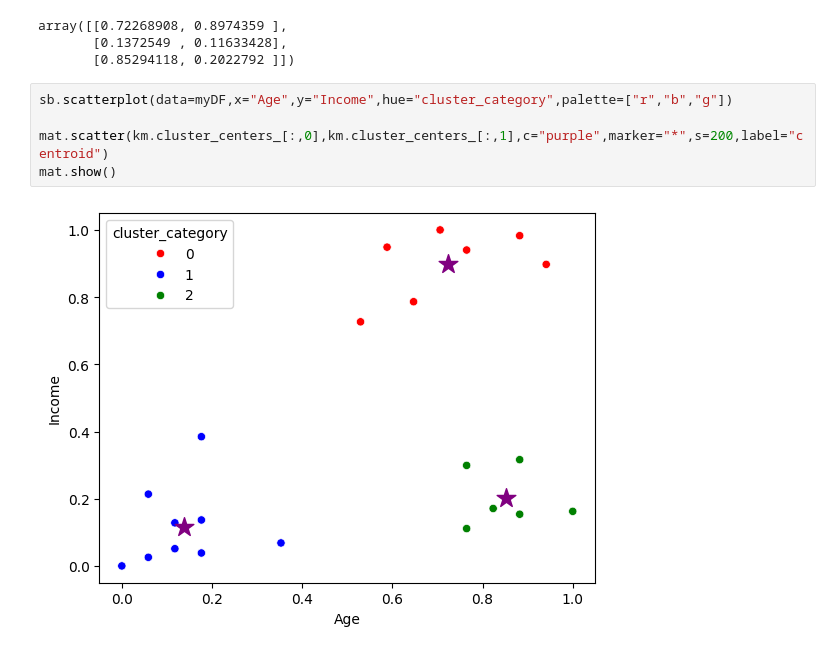
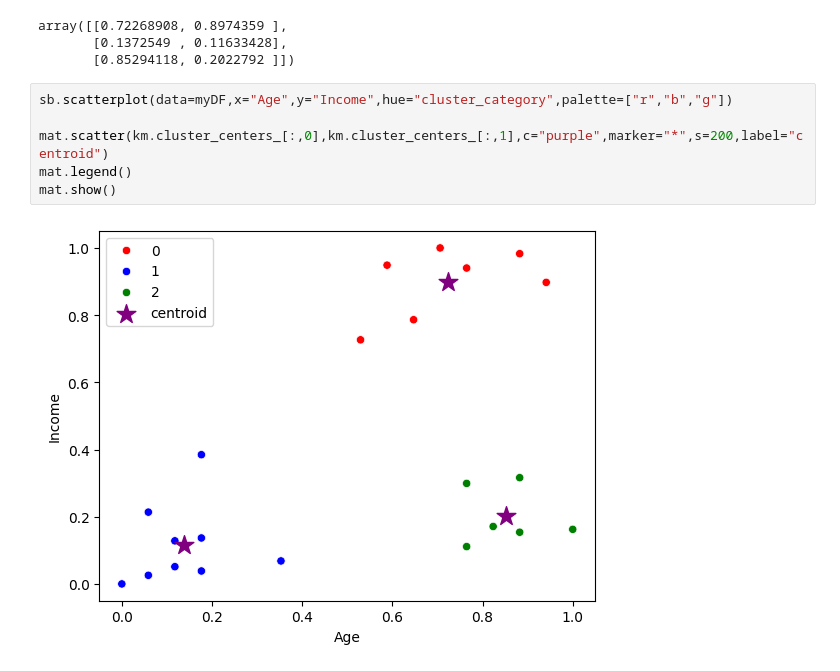
Before and after one commit to PIYAS79/Machine_Learning, a Jupyter notebook: K-Means_Clustering/K-Means_Clustering.ipynb, the cells around one changed output. Cells and saved outputs as stored; diff of their text form.

```diff
--- a/K-Means_Clustering/K-Means_Clustering.ipynb
+++ b/K-Means_Clustering/K-Means_Clustering.ipynb
@@ -140,7 +140,8 @@ array([[0.72268908, 0.8974359 ],
 # %%
 sb.scatterplot(data=myDF,x="Age",y="Income",hue="cluster_category",palette=["r","b","g"])
 
 mat.scatter(km.cluster_centers_[:,0],km.cluster_centers_[:,1],c="purple",marker="*",s=200,label="centroid")
+mat.legend()
 mat.show()
 # %% [output]
-[figure, old version]
+[figure, new version]
```
Also changed, not shown: 2 other files.
